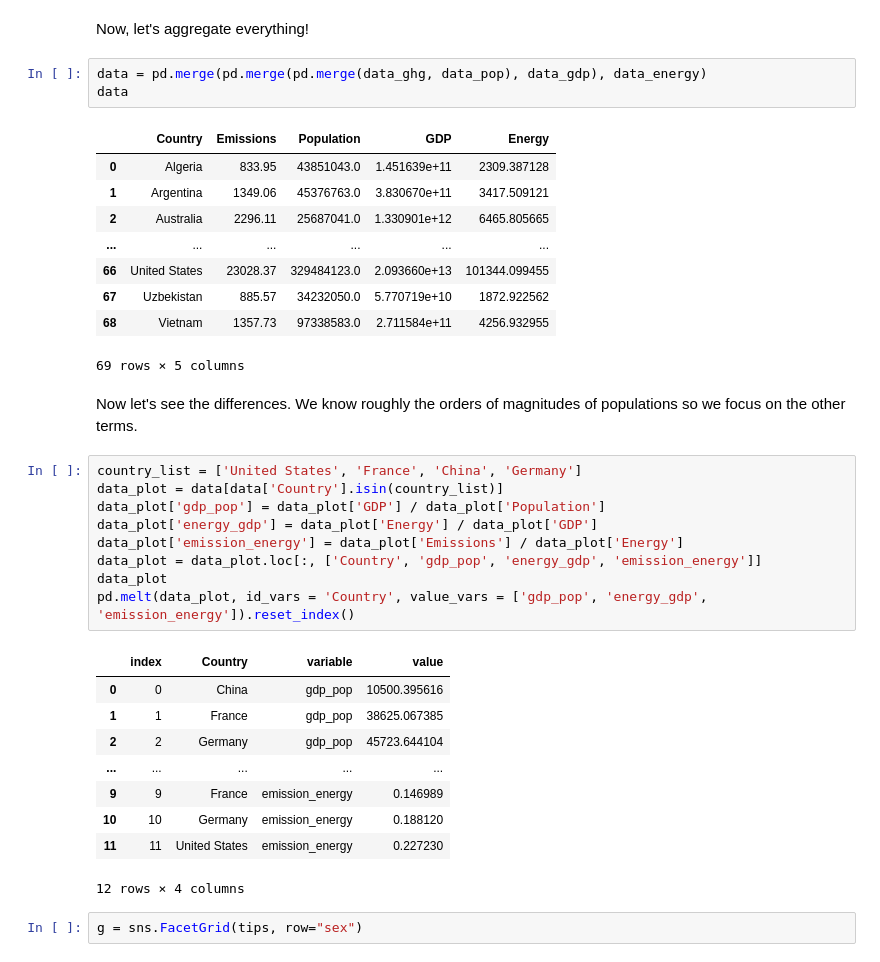
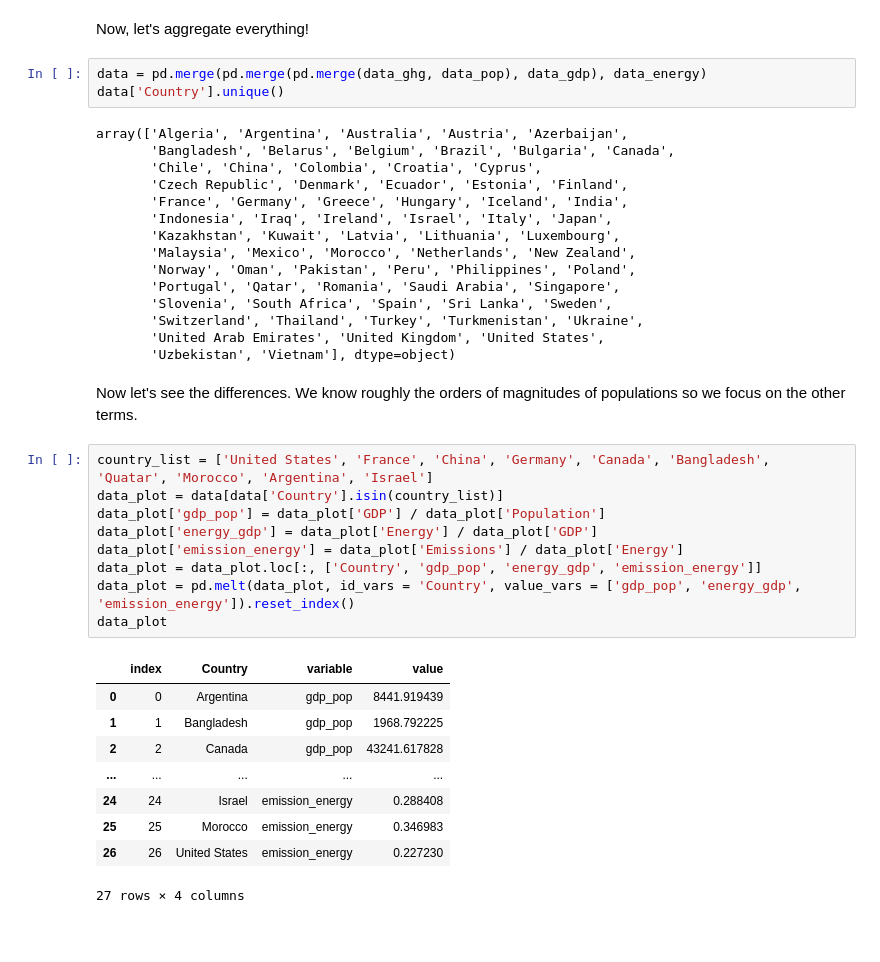
Before and after one commit to shokru/carbon_emissions, a Jupyter notebook: Kaya_estimates.ipynb, the cells around one changed output. Drawn from its saved outputs; the diff is of its cells as text; blank space fills up the shorter version.

```diff
--- a/Kaya_estimates.ipynb
+++ b/Kaya_estimates.ipynb
@@ -132,37 +132,40 @@ data_ghg
 Now, let's aggregate everything!
 # %%
 data = pd.merge(pd.merge(pd.merge(data_ghg, data_pop), data_gdp), data_energy)
-data
+data['Country'].unique()
 # %% [output]
-|  | Country | Emissions | Population | GDP | Energy |
-| 0 | Algeria | 833.95 | 43851043.0 | 1.451639e+11 | 2309.387128 |
-| 1 | Argentina | 1349.06 | 45376763.0 | 3.830670e+11 | 3417.509121 |
-| 2 | Australia | 2296.11 | 25687041.0 | 1.330901e+12 | 6465.805665 |
-| ... | ... | ... | ... | ... | ... |
-| 66 | United States | 23028.37 | 329484123.0 | 2.093660e+13 | 101344.099455 |
-| 67 | Uzbekistan | 885.57 | 34232050.0 | 5.770719e+10 | 1872.922562 |
-| 68 | Vietnam | 1357.73 | 97338583.0 | 2.711584e+11 | 4256.932955 |
-69 rows × 5 columns
+array(['Algeria', 'Argentina', 'Australia', 'Austria', 'Azerbaijan',
+       'Bangladesh', 'Belarus', 'Belgium', 'Brazil', 'Bulgaria', 'Canada',
+       'Chile', 'China', 'Colombia', 'Croatia', 'Cyprus',
+       'Czech Republic', 'Denmark', 'Ecuador', 'Estonia', 'Finland',
+       'France', 'Germany', 'Greece', 'Hungary', 'Iceland', 'India',
+       'Indonesia', 'Iraq', 'Ireland', 'Israel', 'Italy', 'Japan',
+       'Kazakhstan', 'Kuwait', 'Latvia', 'Lithuania', 'Luxembourg',
+       'Malaysia', 'Mexico', 'Morocco', 'Netherlands', 'New Zealand',
+       'Norway', 'Oman', 'Pakistan', 'Peru', 'Philippines', 'Poland',
+       'Portugal', 'Qatar', 'Romania', 'Saudi Arabia', 'Singapore',
+       'Slovenia', 'South Africa', 'Spain', 'Sri Lanka', 'Sweden',
+       'Switzerland', 'Thailand', 'Turkey', 'Turkmenistan', 'Ukraine',
+       'United Arab Emirates', 'United Kingdom', 'United States',
+       'Uzbekistan', 'Vietnam'], dtype=object)
 # %% [markdown]
 Now let's see the differences. We know roughly the orders of magnitudes of populations so we focus on the other terms.
 # %%
-country_list = ['United States', 'France', 'China', 'Germany']
+country_list = ['United States', 'France', 'China', 'Germany', 'Canada', 'Bangladesh', 'Quatar', 'Morocco', 'Argentina', 'Israel']
 data_plot = data[data['Country'].isin(country_list)]
 data_plot['gdp_pop'] = data_plot['GDP'] / data_plot['Population']
 data_plot['energy_gdp'] = data_plot['Energy'] / data_plot['GDP']
 data_plot['emission_energy'] = data_plot['Emissions'] / data_plot['Energy']
 data_plot = data_plot.loc[:, ['Country', 'gdp_pop', 'energy_gdp', 'emission_energy']]
+data_plot = pd.melt(data_plot, id_vars = 'Country', value_vars = ['gdp_pop', 'energy_gdp', 'emission_energy']).reset_index()
 data_plot
-pd.melt(data_plot, id_vars = 'Country', value_vars = ['gdp_pop', 'energy_gdp', 'emission_energy']).reset_index()
 # %% [output]
 |  | index | Country | variable | value |
-| 0 | 0 | China | gdp_pop | 10500.395616 |
-| 1 | 1 | France | gdp_pop | 38625.067385 |
-| 2 | 2 | Germany | gdp_pop | 45723.644104 |
+| 0 | 0 | Argentina | gdp_pop | 8441.919439 |
+| 1 | 1 | Bangladesh | gdp_pop | 1968.792225 |
+| 2 | 2 | Canada | gdp_pop | 43241.617828 |
 | ... | ... | ... | ... | ... |
-| 9 | 9 | France | emission_energy | 0.146989 |
-| 10 | 10 | Germany | emission_energy | 0.188120 |
-| 11 | 11 | United States | emission_energy | 0.227230 |
+| 24 | 24 | Israel | emission_energy | 0.288408 |
+| 25 | 25 | Morocco | emission_energy | 0.346983 |
+| 26 | 26 | United States | emission_energy | 0.227230 |
-12 rows × 4 columns
+27 rows × 4 columns
-# %%
-g = sns.FacetGrid(tips, row="sex")
```
Also changed, not shown: parts of 3 cells of this notebook.
